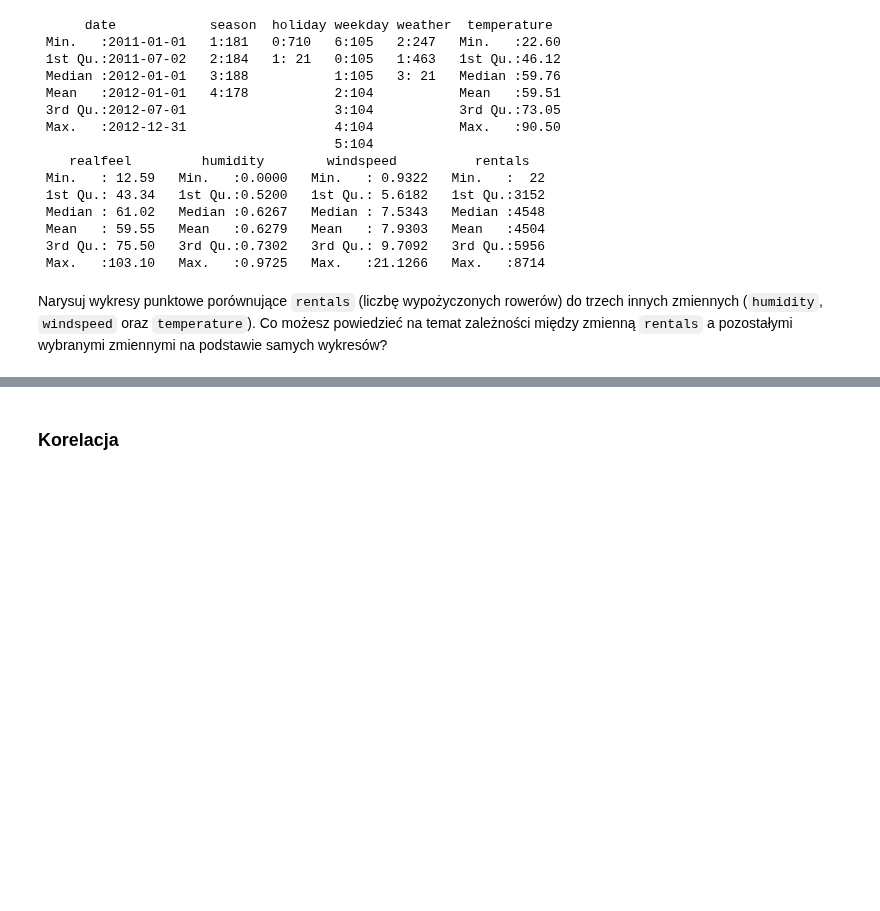
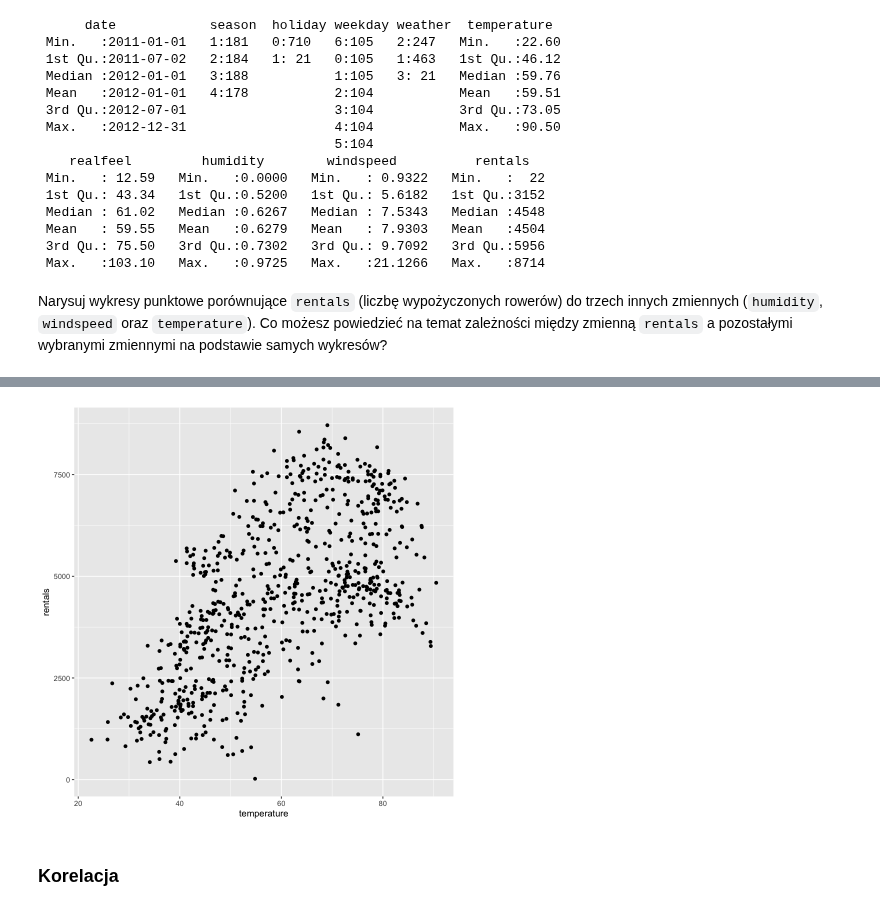
Before and after one commit to stawarzkrzysztof/uczenie_maszynowe_ifs2024, a Jupyter notebook: 16_10_2024/UM2024_regresja.ipynb, the cells around one changed output, grey strips where cells are left out. Saved outputs shown, nothing was run; the diff lists cells and outputs as text; code cells hidden in the pictures; blank space fills up the shorter version.

```diff
--- a/16_10_2024/UM2024_regresja.ipynb
+++ b/16_10_2024/UM2024_regresja.ipynb
@@ -72,3 +72,7 @@ The following object is masked from ‘package:dplyr’:
+# %%
+temp
+# %% [output]
+[figure, added]
 # %% [markdown]
 ### Korelacja
 # %% [markdown]
```
Also changed, not shown: parts of 10 cells of this notebook, 1 other file.
